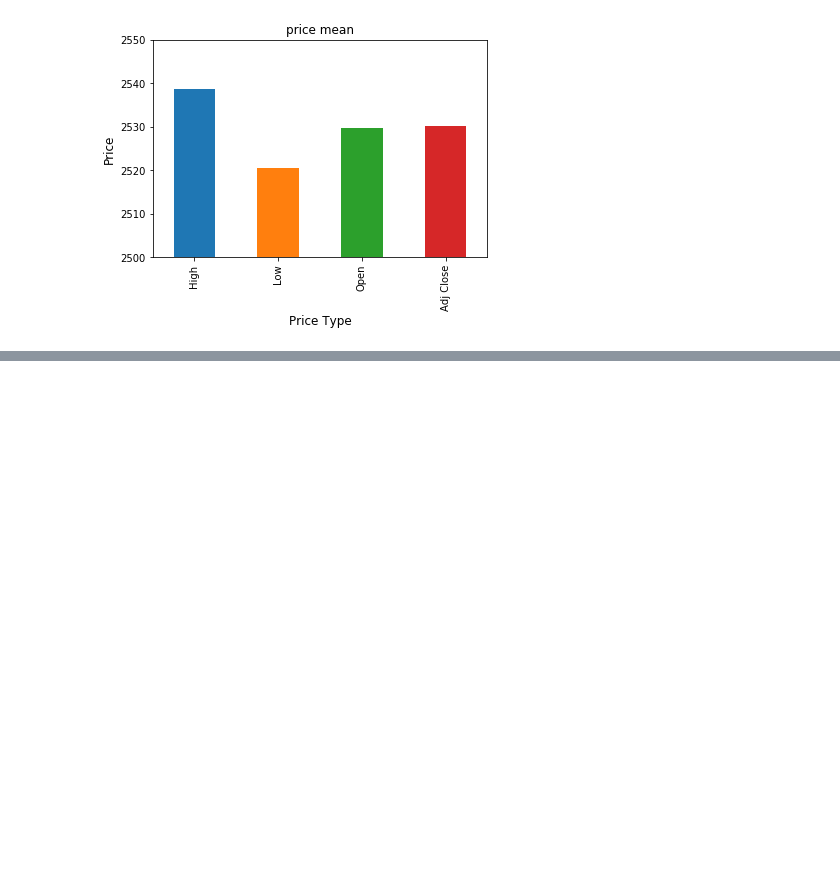
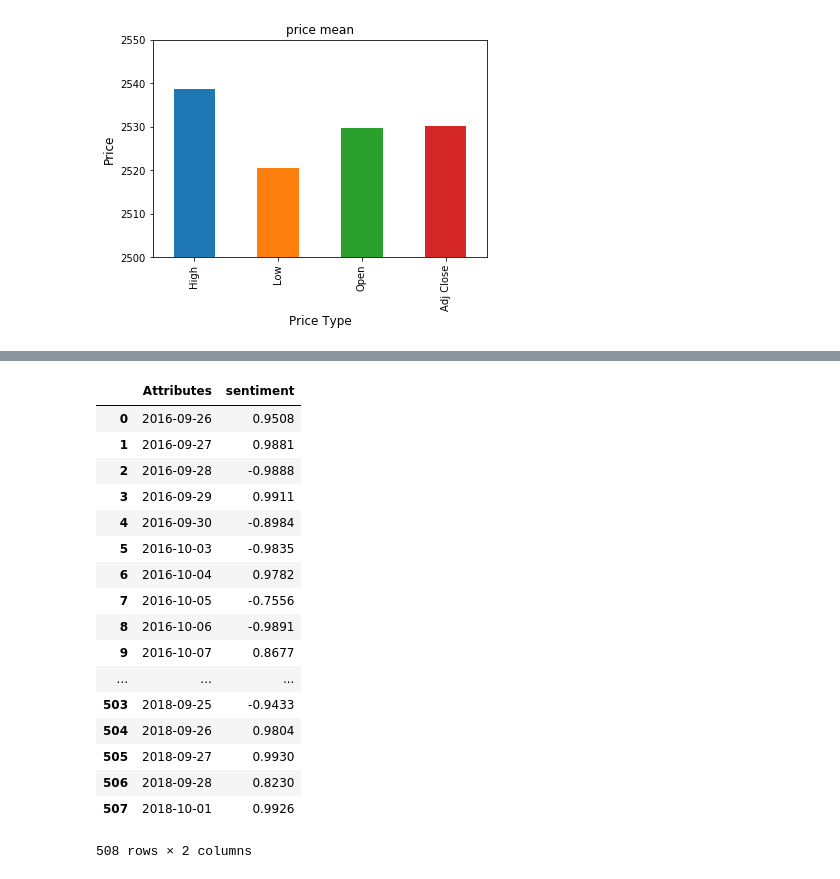
Before and after one commit to Rocket-101/RocketProject, a Jupyter notebook: xiaoya_rocketproject.ipynb, the cells around one changed output, grey strips where cells are left out. Drawn from its saved outputs; the diff is of its cells as text; code cells hidden in the pictures; blank space fills up the shorter version.

```diff
--- a/xiaoya_rocketproject.ipynb
+++ b/xiaoya_rocketproject.ipynb
@@ -73,0 +121,31 @@ plt.show()
+# %%
+date = news['Date']
+news_scores = []
+n = 508
+for i in range(n):
+    message_text = news_title[i]
+    scores = sid.polarity_scores(message_text)
+    a = [[date[i],scores['compound']]]
+    news_scores.extend(a)
+
+senti_scores = pd.DataFrame(news_scores,columns = ['Attributes','sentiment'])
+senti_scores
+# %% [output]
+|  | Attributes | sentiment |
+| 0 | 2016-09-26 | 0.9508 |
+| 1 | 2016-09-27 | 0.9881 |
+| 2 | 2016-09-28 | -0.9888 |
+| 3 | 2016-09-29 | 0.9911 |
+| 4 | 2016-09-30 | -0.8984 |
+| 5 | 2016-10-03 | -0.9835 |
+| 6 | 2016-10-04 | 0.9782 |
+| 7 | 2016-10-05 | -0.7556 |
+| 8 | 2016-10-06 | -0.9891 |
+| 9 | 2016-10-07 | 0.8677 |
+| ... | ... | ... |
+| 503 | 2018-09-25 | -0.9433 |
+| 504 | 2018-09-26 | 0.9804 |
+| 505 | 2018-09-27 | 0.9930 |
+| 506 | 2018-09-28 | 0.8230 |
+| 507 | 2018-10-01 | 0.9926 |
+508 rows × 2 columns
```
Also changed, not shown: parts of 8 cells of this notebook.
